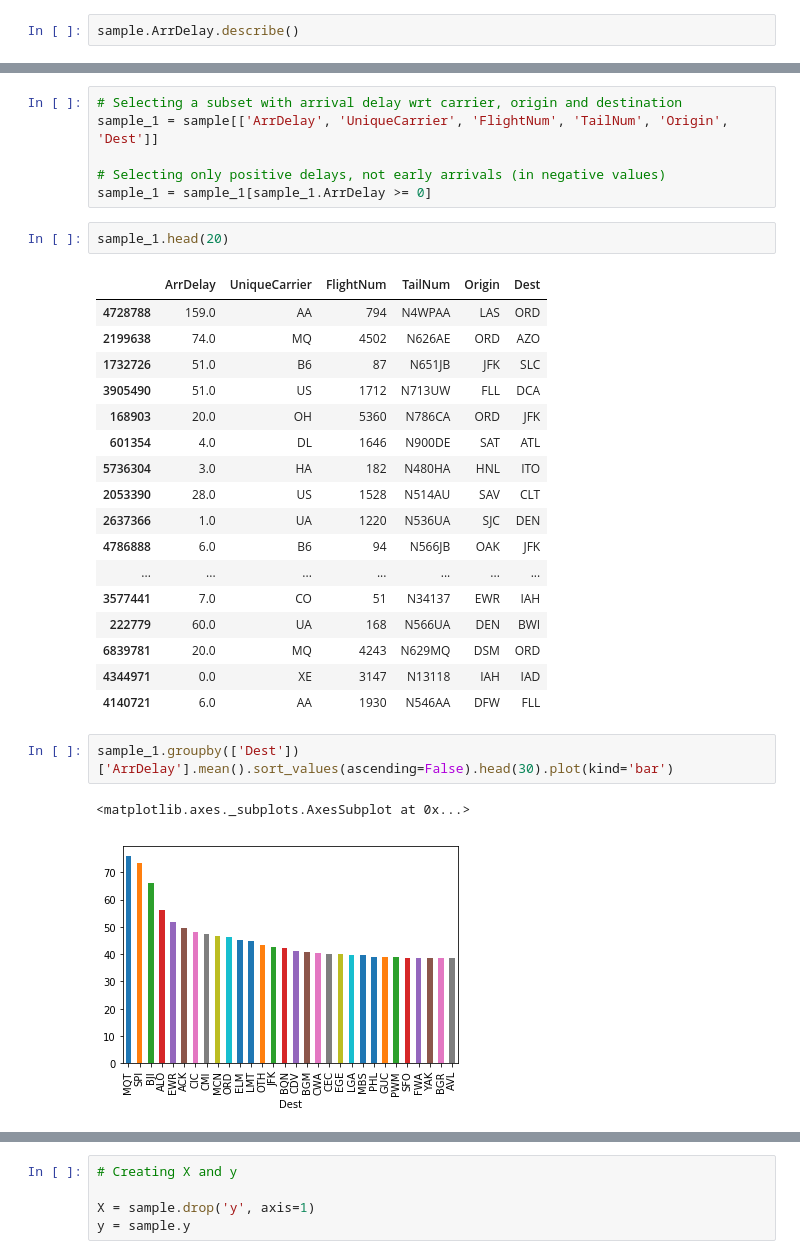
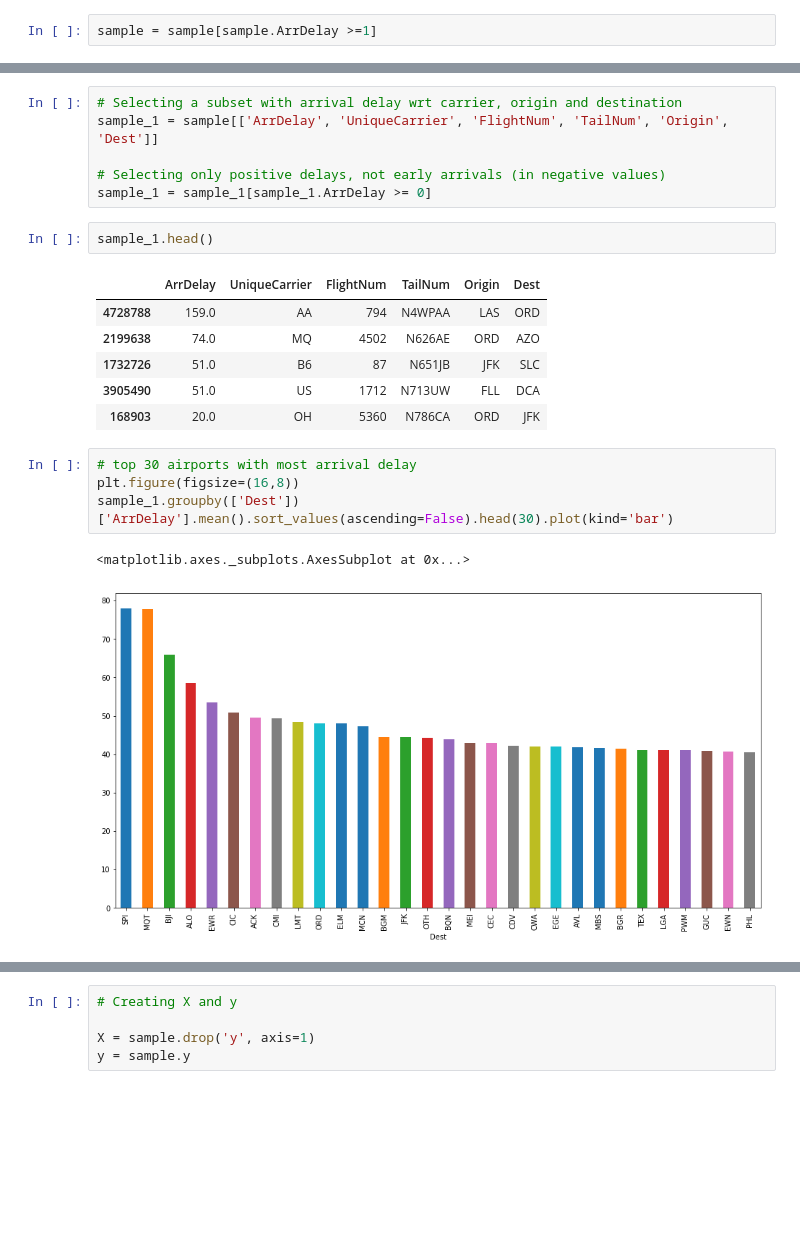
Before and after one commit to PriyankaBiswas/Data-Science, a Jupyter notebook: Unit3_deeper_SL/SL_practice/Airlines_arrival/airlines_arrivals.ipynb, the cells around one changed output, grey strips where cells are left out. Cells and saved outputs as stored; diff of their text form; blank space fills up the shorter version.

```diff
--- a/Unit3_deeper_SL/SL_practice/Airlines_arrival/airlines_arrivals.ipynb
+++ b/Unit3_deeper_SL/SL_practice/Airlines_arrival/airlines_arrivals.ipynb
@@ -85,2 +97,2 @@ Index(['Year', 'Month', 'DayofMonth', 'DayOfWeek', 'DepTime', 'CRSDepTime',
 # %%
-sample.ArrDelay.describe()
+sample = sample[sample.ArrDelay >=1]
@@ -283,7 +273,7 @@ sample_1 = sample[['ArrDelay', 'UniqueCarrier', 'FlightNum', 'TailNum', 'Origin'
 # Selecting only positive delays, not early arrivals (in negative values)
 sample_1 = sample_1[sample_1.ArrDelay >= 0]
 # %%
-sample_1.head(20)
+sample_1.head()
 # %% [output]
 |  | ArrDelay | UniqueCarrier | FlightNum | TailNum | Origin | Dest |
 | 4728788 | 159.0 | AA | 794 | N4WPAA | LAS | ORD |
@@ -291,19 +281,10 @@ sample_1.head(20)
 | 1732726 | 51.0 | B6 | 87 | N651JB | JFK | SLC |
 | 3905490 | 51.0 | US | 1712 | N713UW | FLL | DCA |
 | 168903 | 20.0 | OH | 5360 | N786CA | ORD | JFK |
-| 601354 | 4.0 | DL | 1646 | N900DE | SAT | ATL |
-| 5736304 | 3.0 | HA | 182 | N480HA | HNL | ITO |
-| 2053390 | 28.0 | US | 1528 | N514AU | SAV | CLT |
-| 2637366 | 1.0 | UA | 1220 | N536UA | SJC | DEN |
-| 4786888 | 6.0 | B6 | 94 | N566JB | OAK | JFK |
-| ... | ... | ... | ... | ... | ... | ... |
-| 3577441 | 7.0 | CO | 51 | N34137 | EWR | IAH |
-| 222779 | 60.0 | UA | 168 | N566UA | DEN | BWI |
-| 6839781 | 20.0 | MQ | 4243 | N629MQ | DSM | ORD |
-| 4344971 | 0.0 | XE | 3147 | N13118 | IAH | IAD |
-| 4140721 | 6.0 | AA | 1930 | N546AA | DFW | FLL |
 # %%
+# top 30 airports with most arrival delay
+plt.figure(figsize=(16,8))
 sample_1.groupby(['Dest'])['ArrDelay'].mean().sort_values(ascending=False).head(30).plot(kind='bar')
 # %% [output]
 <matplotlib.axes._subplots.AxesSubplot at 0x...>
-[figure, old version]
+[figure, new version]
```
Also changed, not shown: parts of 55 cells of this notebook.
